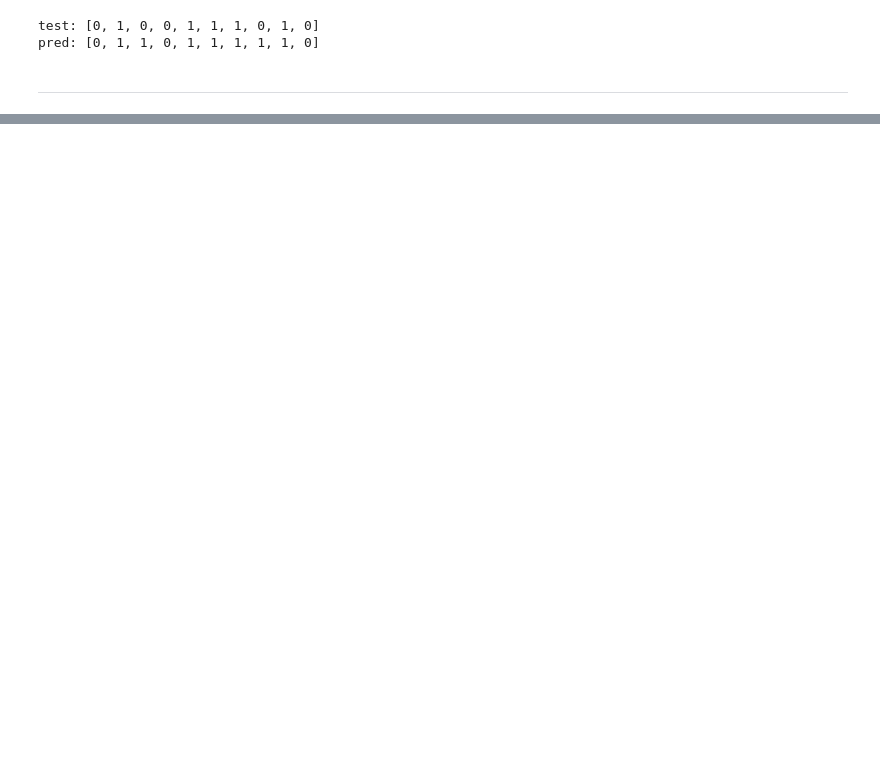
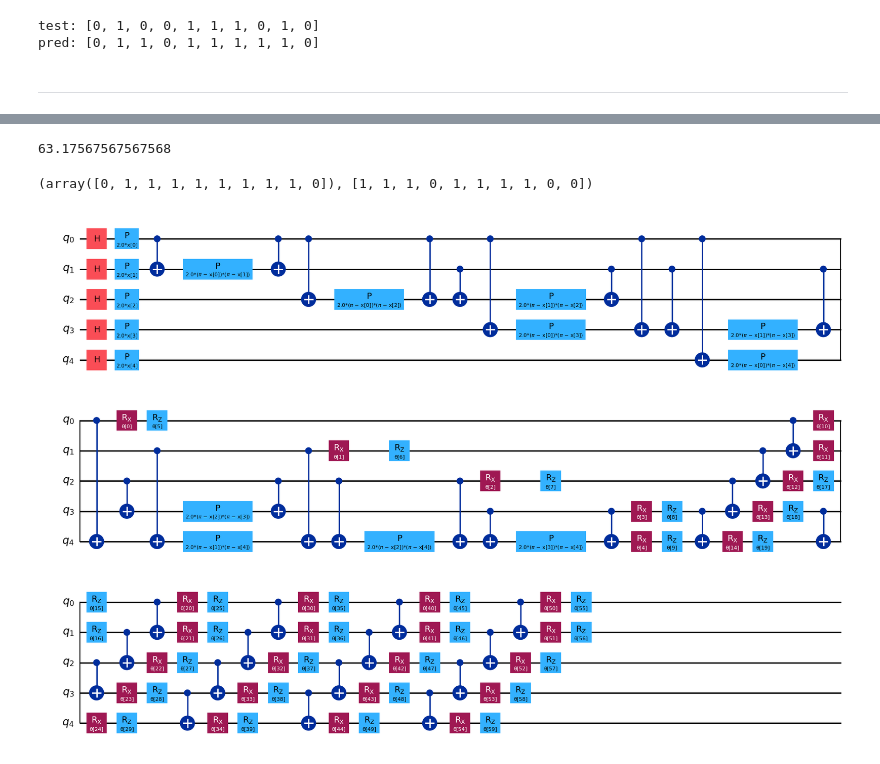
Before and after one commit to Dpbm/qml-course, a Jupyter notebook: qiskit/classification-example.ipynb, the cells around one changed output, grey strips where cells are left out. Drawn from its saved outputs; the diff is of its cells as text; code cells hidden in the pictures; blank space fills up the shorter version.

Commit message:
qml model v1

```diff
--- a/qiskit/classification-example.ipynb
+++ b/qiskit/classification-example.ipynb
@@ -119,0 +139,14 @@ pred: [0, 1, 1, 0, 1, 1, 1, 1, 1, 0]
+# %%
+opt = COBYLA(maxiter=100)
+# %%
+model = VQC(
+    sampler=sampler,
+    feature_map=feature_map,
+    ansatz=ansatz,
+    optimizer=opt,
+    callback=lambda w,e: print(f"evaluation: {e}")
+)
+# %%
+X_train, X_test, y_train, y_test = train_test_split(data[labels], data[target], test_size=0.20, random_state=73)
+# %%
+model.fit(X_train.values, y_train.values)
@@ -119,0 +174,12 @@ pred: [0, 1, 1, 0, 1, 1, 1, 1, 1, 0]
+# %%
+accuracy_score(y_pred, y_test)*100
+# %% [output]
+63.17567567567568
+# %%
+y_pred[:10], y_test[:10].tolist()
+# %% [output]
+(array([0, 1, 1, 1, 1, 1, 1, 1, 1, 0]), [1, 1, 1, 0, 1, 1, 1, 1, 0, 0])
+# %%
+model.circuit.decompose().draw('mpl')
+# %% [output]
+[figure, added]
```
Also changed, not shown: parts of 7 cells of this notebook, 2 other files.
